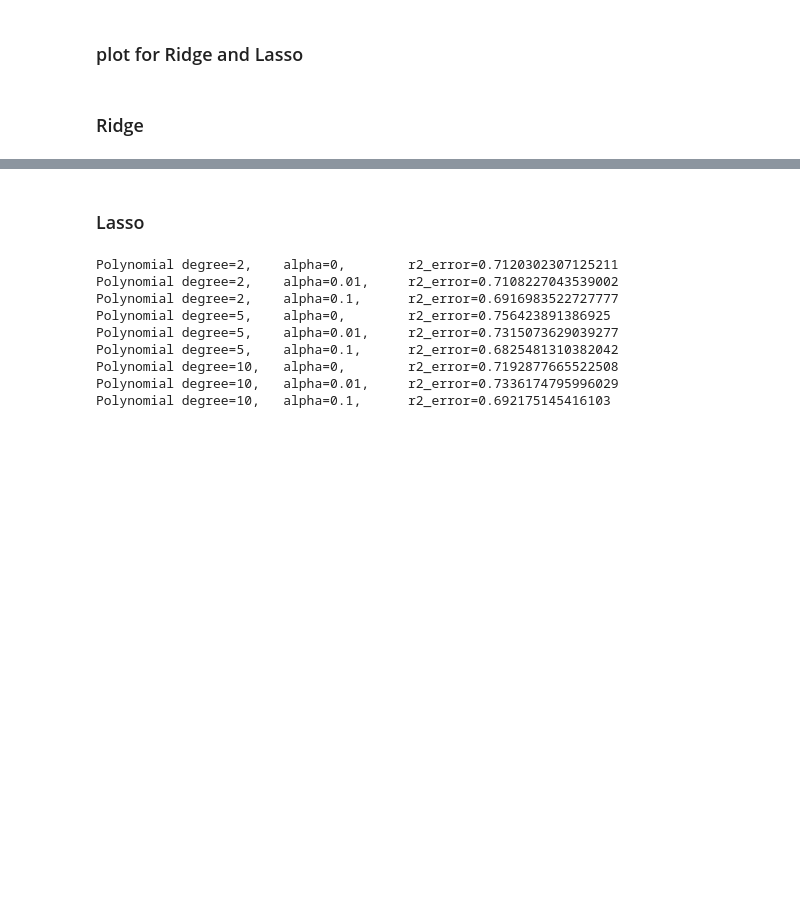
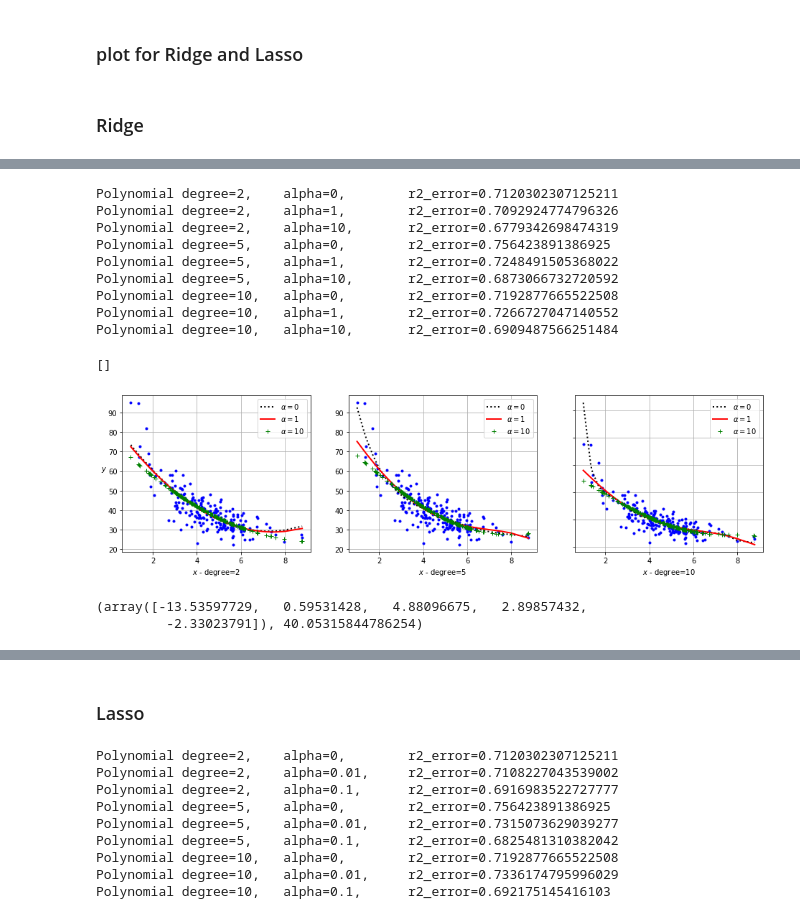
Before and after one commit to farinteractions/raspi-interactions, a Jupyter notebook: Actividad_Semanal_7/TecMty_Regresion_lineal_polinomial.ipynb, the cells around one changed output, grey strips where cells are left out. Cells and saved outputs as stored; diff of their text form; code cells hidden in the pictures; blank space fills up the shorter version.

```diff
--- a/Actividad_Semanal_7/TecMty_Regresion_lineal_polinomial.ipynb
+++ b/Actividad_Semanal_7/TecMty_Regresion_lineal_polinomial.ipynb
@@ -413,0 +416,43 @@ ridge_reg.fit(X_train, y_train)
+# %%
+plt.figure(figsize=(16, 4))
+
+plt.subplot(131)
+plot_model(X_train, y_train, X_test, y_test, Ridge, polynomial=True, deg=2, alphas=(0, 1, 10), random_state=69)
+plt.ylabel("$y$  ", rotation=0)
+
+plt.subplot(132)
+plot_model(X_train, y_train, X_test, y_test, Ridge, polynomial=True, deg=5, alphas=(0, 1, 10), random_state=69)
+
+plt.subplot(133)
+plot_model(X_train, y_train, X_test, y_test, Ridge, polynomial=True, deg=10, alphas=(0, 1, 10), random_state=69)
+
+plt.gca().axes.yaxis.set_ticklabels([])
+# %% [output]
+Polynomial degree=2,    alpha=0,        r2_error=0.7120302307125211
+Polynomial degree=2,    alpha=1,        r2_error=0.7092924774796326
+Polynomial degree=2,    alpha=10,       r2_error=0.6779342698474319
+Polynomial degree=5,    alpha=0,        r2_error=0.756423891386925
+Polynomial degree=5,    alpha=1,        r2_error=0.7248491505368022
+Polynomial degree=5,    alpha=10,       r2_error=0.6873066732720592
+Polynomial degree=10,   alpha=0,        r2_error=0.7192877665522508
+Polynomial degree=10,   alpha=1,        r2_error=0.7266727047140552
+Polynomial degree=10,   alpha=10,       r2_error=0.6909487566251484
+[]
+[figure, added]
+# %%
+# after checking the plots and errors with different alpha and degrees values, we choose:
+# Ridge with alpha=1 and a Polynomial with degree=5
+# (there's a sloight difference between erros in polynomial 2 and 5)
+# (alpha = 0 seems to overfit the model when the polynomial increases)
+
+ridge_reg = Ridge(alpha=10)
+ridge_model = make_pipeline(
+                PolynomialFeatures(degree=5, include_bias=False),
+                StandardScaler(),
+                ridge_reg)
+# train
+ridge_model.fit(X_train, y_train)
+ridge_reg.coef_, ridge_reg.intercept_
+# %% [output]
+(array([-13.53597729,   0.59531428,   4.88096675,   2.89857432,
+         -2.33023791]), 40.05315844786254)
```
Also changed, not shown: parts of 13 cells of this notebook.
